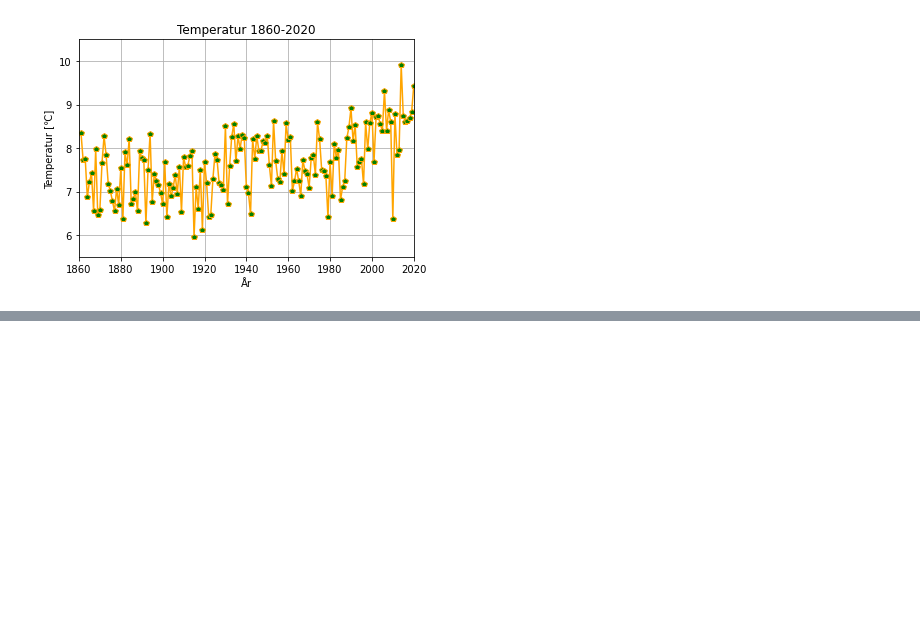
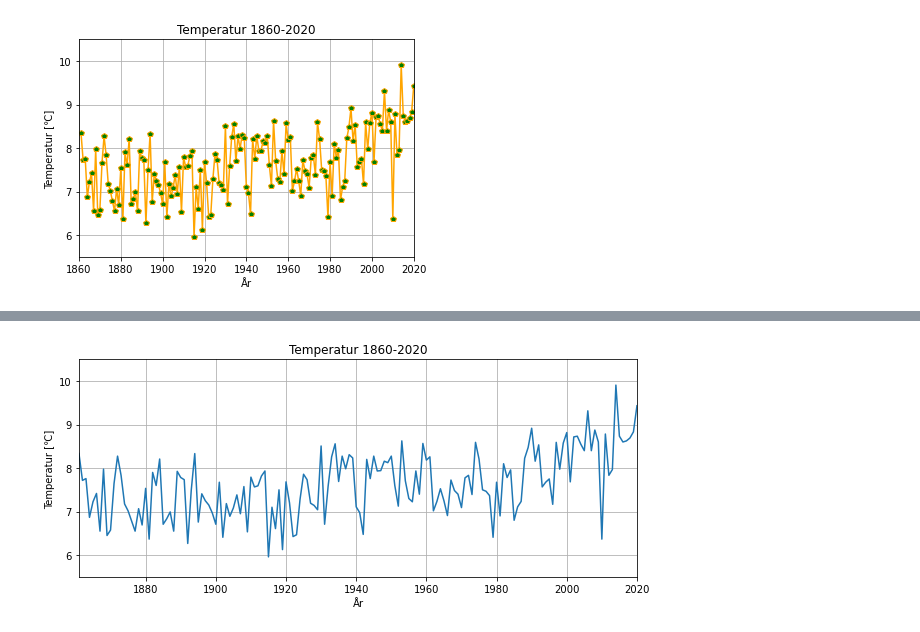
Before and after one commit to irendundas/EkteData, a Jupyter notebook: Nedbørsoppgaven_Del3_Plotting_av_tidsserier.ipynb, the cells around one changed output, grey strips where cells are left out. Cells and saved outputs as stored; diff of their text form; code cells hidden in the pictures; blank space fills up the shorter version.

```diff
--- a/Nedbørsoppgaven_Del3_Plotting_av_tidsserier.ipynb
+++ b/Nedbørsoppgaven_Del3_Plotting_av_tidsserier.ipynb
@@ -71,0 +91,19 @@ Lag samme figur som over, men lag tittlen større. Dette krever et nytt søk i d
+# %%
+# Lag akser å plotte i, og bestem at den skal være 10 enheter langs x-aksen
+# og 4 enheter langs y-aksen.
+fig=plt.figure(figsize=(10, 4))
+ax = fig.add_subplot(111) # Se figur i bolk 6 for forklaring på dette
+
+# Plot tidsserien
+ax.plot(tid,temp)
+
+ax.set(
+    title='Temperatur 1860-2020',
+    xlabel='År',
+    ylabel='Temperatur [\u2103]', # \u2103 er koden for grader celcius.
+    xlim=(tid[0],tid[-1]), # sett grense for x-aksen
+    ylim=[5.5,10.5]) # sett grense for y-aksen
+plt.grid()
+plt.show()
+# %% [output]
+[figure, added]
```
Also changed, not shown: parts of 16 cells of this notebook, 5 other files.
